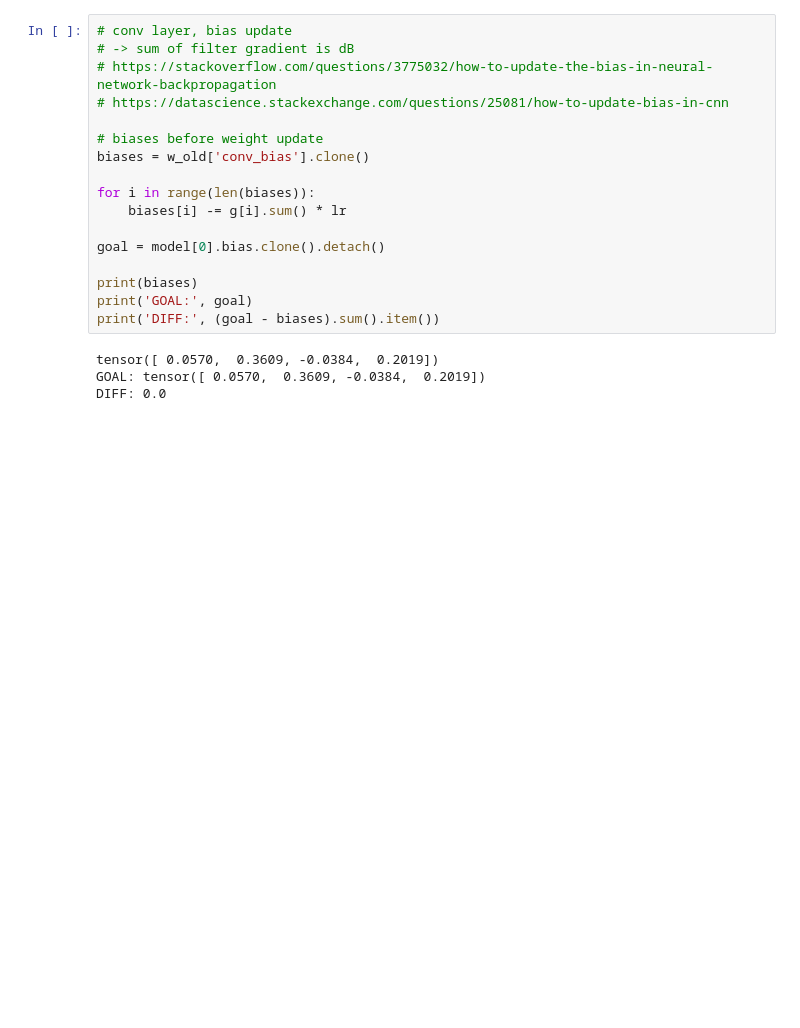
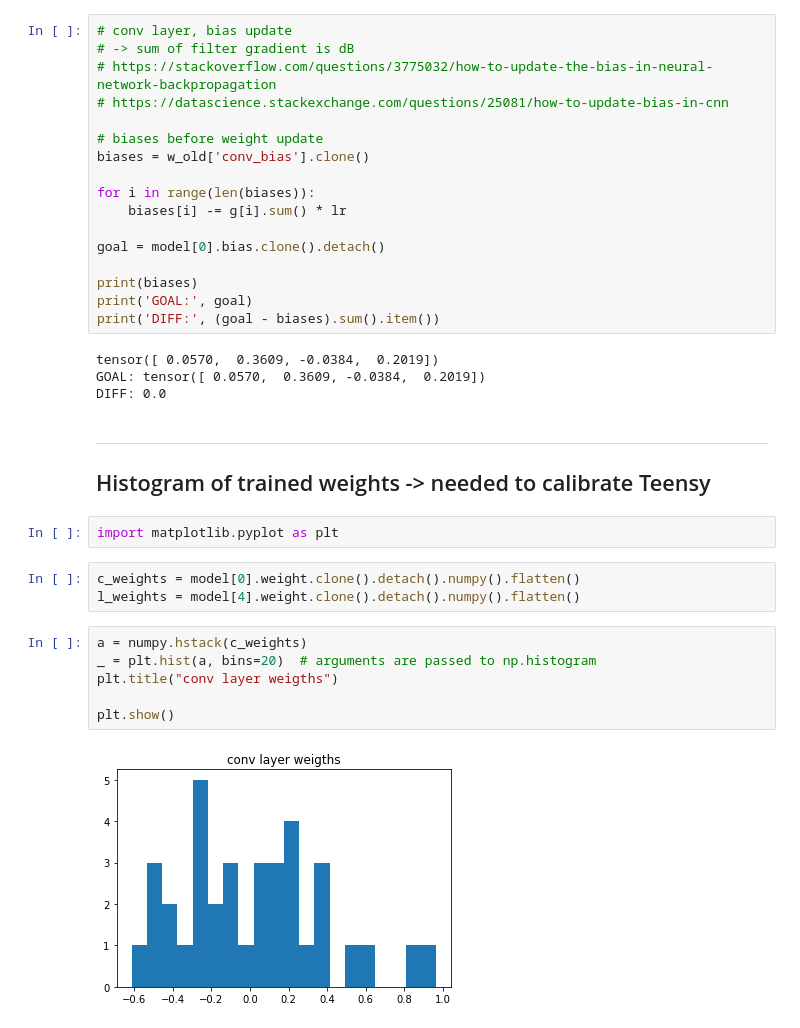
Before and after one commit to philippschmitt/Teensy-Microcontroller-Convolutional-Neural-Network, a Jupyter notebook: Network training.ipynb, the cells around one changed output. Saved outputs shown, nothing was run; the diff lists cells and outputs as text; blank space fills up the shorter version.

```diff
--- a/Network training.ipynb
+++ b/Network training.ipynb
@@ -786,3 +768,20 @@ print('DIFF:', (goal - biases).sum().item())
 tensor([ 0.0570,  0.3609, -0.0384,  0.2019])
 GOAL: tensor([ 0.0570,  0.3609, -0.0384,  0.2019])
 DIFF: 0.0
+# %% [markdown]
+---
+
+## Histogram of trained weights -> needed to calibrate Teensy
+# %%
+import matplotlib.pyplot as plt
+# %%
+c_weights = model[0].weight.clone().detach().numpy().flatten()
+l_weights = model[4].weight.clone().detach().numpy().flatten()
+# %%
+a = numpy.hstack(c_weights)
+_ = plt.hist(a, bins=20)  # arguments are passed to np.histogram
+plt.title("conv layer weigths")
+
+plt.show()
+# %% [output]
+[figure, added]
```
Also changed, not shown: parts of 7 cells of this notebook, 3 other files.
